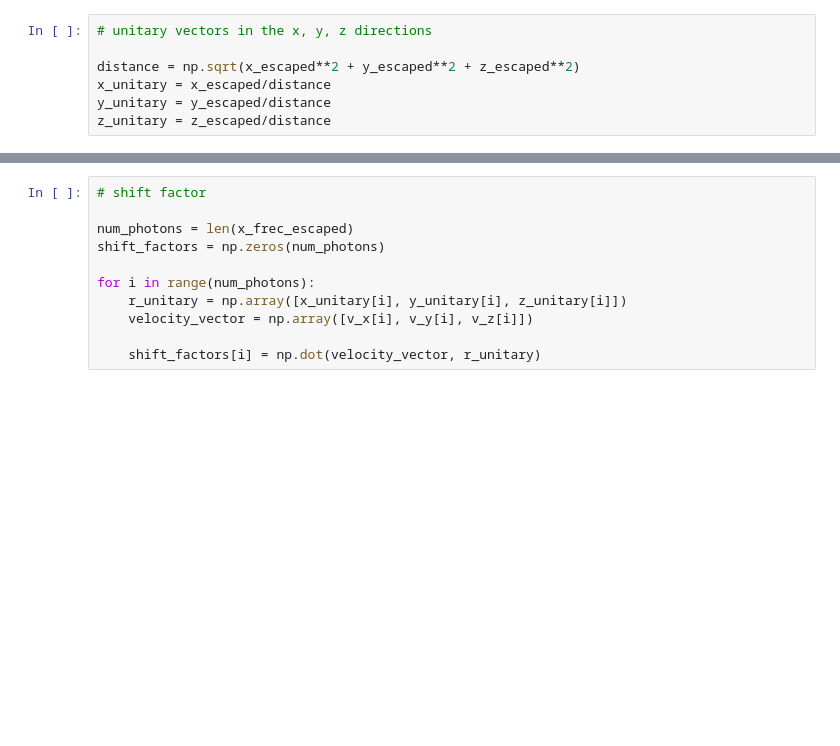
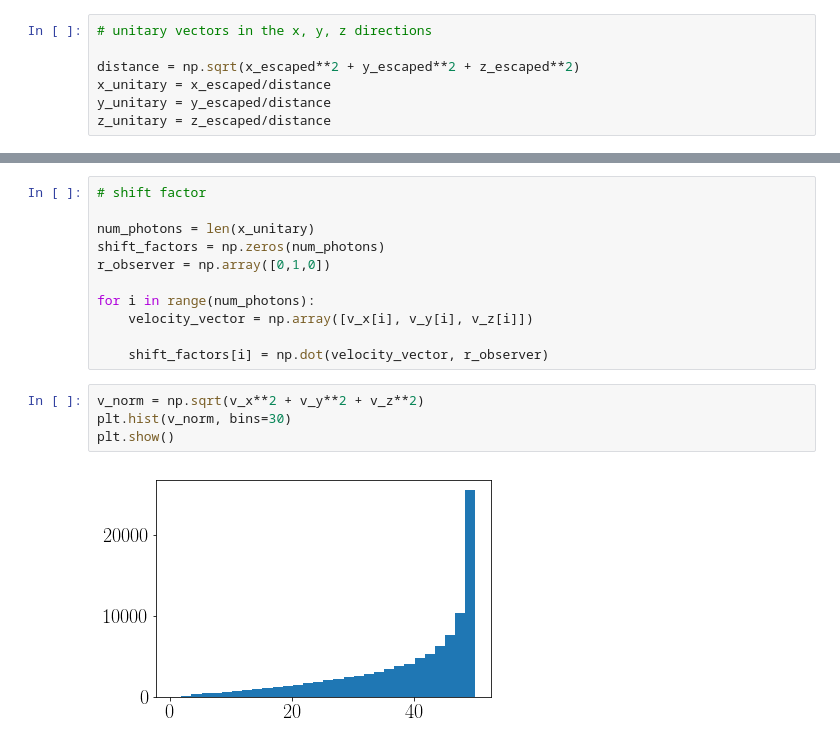
Before and after one commit to astroandes/CLARA_RotationOutflows, a Jupyter notebook: plots/paper/doppler_shift.ipynb, the cells around one changed output, grey strips where cells are left out. Saved outputs shown, nothing was run; the diff lists cells and outputs as text; blank space fills up the shorter version.

```diff
--- a/plots/paper/doppler_shift.ipynb
+++ b/plots/paper/doppler_shift.ipynb
@@ -66,11 +113,17 @@ v_z = z_unitary*vout
 # %%
 # shift factor
 
-num_photons = len(x_frec_escaped)
+num_photons = len(x_unitary)
 shift_factors = np.zeros(num_photons)
+r_observer = np.array([0,1,0])
 
 for i in range(num_photons):
-    r_unitary = np.array([x_unitary[i], y_unitary[i], z_unitary[i]])
     velocity_vector = np.array([v_x[i], v_y[i], v_z[i]])
 
-    shift_factors[i] = np.dot(velocity_vector, r_unitary)
+    shift_factors[i] = np.dot(velocity_vector, r_observer)
+# %%
+v_norm = np.sqrt(v_x**2 + v_y**2 + v_z**2)
+plt.hist(v_norm, bins=30)
+plt.show()
+# %% [output]
+[figure, added]
```
Also changed, not shown: parts of 15 cells of this notebook, 3 other files.
